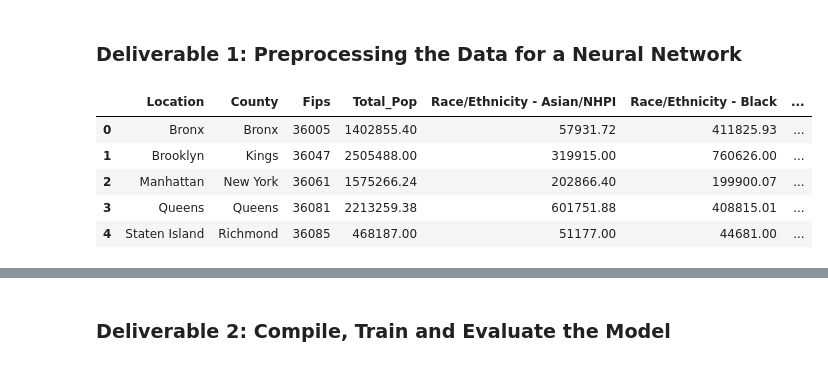
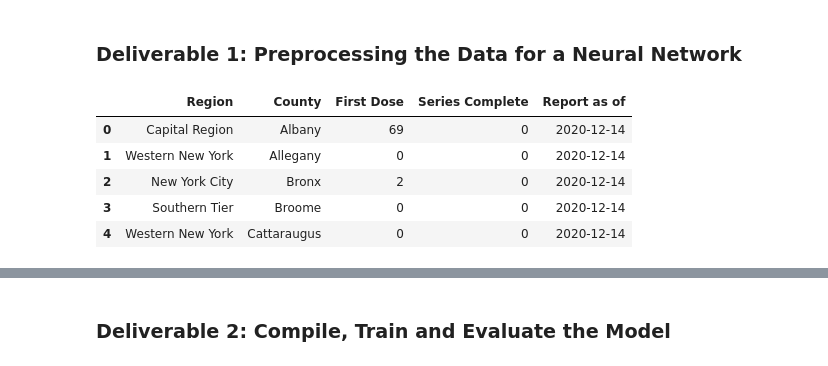
Before and after one commit to Anoobis5/COVID_GeoJSON_FinalProject, a Jupyter notebook: COVID_Vax_Prediction.ipynb, the cells around one changed output, grey strips where cells are left out. Saved outputs shown, nothing was run; the diff lists cells and outputs as text; code cells hidden in the pictures.

```diff
--- a/COVID_Vax_Prediction.ipynb
+++ b/COVID_Vax_Prediction.ipynb
@@ -3,20 +3,20 @@
 # %%
 # Import our dependencies
 from sklearn.model_selection import train_test_split
 from sklearn.preprocessing import StandardScaler,OneHotEncoder
 import pandas as pd
 import tensorflow as tf
 
 #  Import and read the charity_data.csv.
 import pandas as pd
-vax_df = pd.read_csv("sample_data/vax.csv")
-demo_df = pd.read_csv("sample_data/demo.csv")
+vax_df = pd.read_csv("sample_data/New_York_State_Statewide_COVID-19_Vaccination_Data_by_County.csv")
+demo_df = pd.read_csv("sample_data/Full_2020PL_noblocks_new.csv")
 vax_df.head()
-demo_df.head()
+# demo_df.head()
 # %% [output]
-|  | Location | County | Fips | Total_Pop | Race/Ethnicity - Asian/NHPI | Race/Ethnicity - Black | ... |
-| 0 | Bronx | Bronx | 36005 | 1402855.40 | 57931.72 | 411825.93 | ... |
-| 1 | Brooklyn | Kings | 36047 | 2505488.00 | 319915.00 | 760626.00 | ... |
-| 2 | Manhattan | New York | 36061 | 1575266.24 | 202866.40 | 199900.07 | ... |
-| 3 | Queens | Queens | 36081 | 2213259.38 | 601751.88 | 408815.01 | ... |
-| 4 | Staten Island | Richmond | 36085 | 468187.00 | 51177.00 | 44681.00 | ... |
+|  | Region | County | First Dose | Series Complete | Report as of |
+| 0 | Capital Region | Albany | 69 | 0 | 2020-12-14 |
+| 1 | Western New York | Allegany | 0 | 0 | 2020-12-14 |
+| 2 | New York City | Bronx | 2 | 0 | 2020-12-14 |
+| 3 | Southern Tier | Broome | 0 | 0 | 2020-12-14 |
+| 4 | Western New York | Cattaraugus | 0 | 0 | 2020-12-14 |
```
Also changed, not shown: parts of 14 cells of this notebook, 4 other files.
